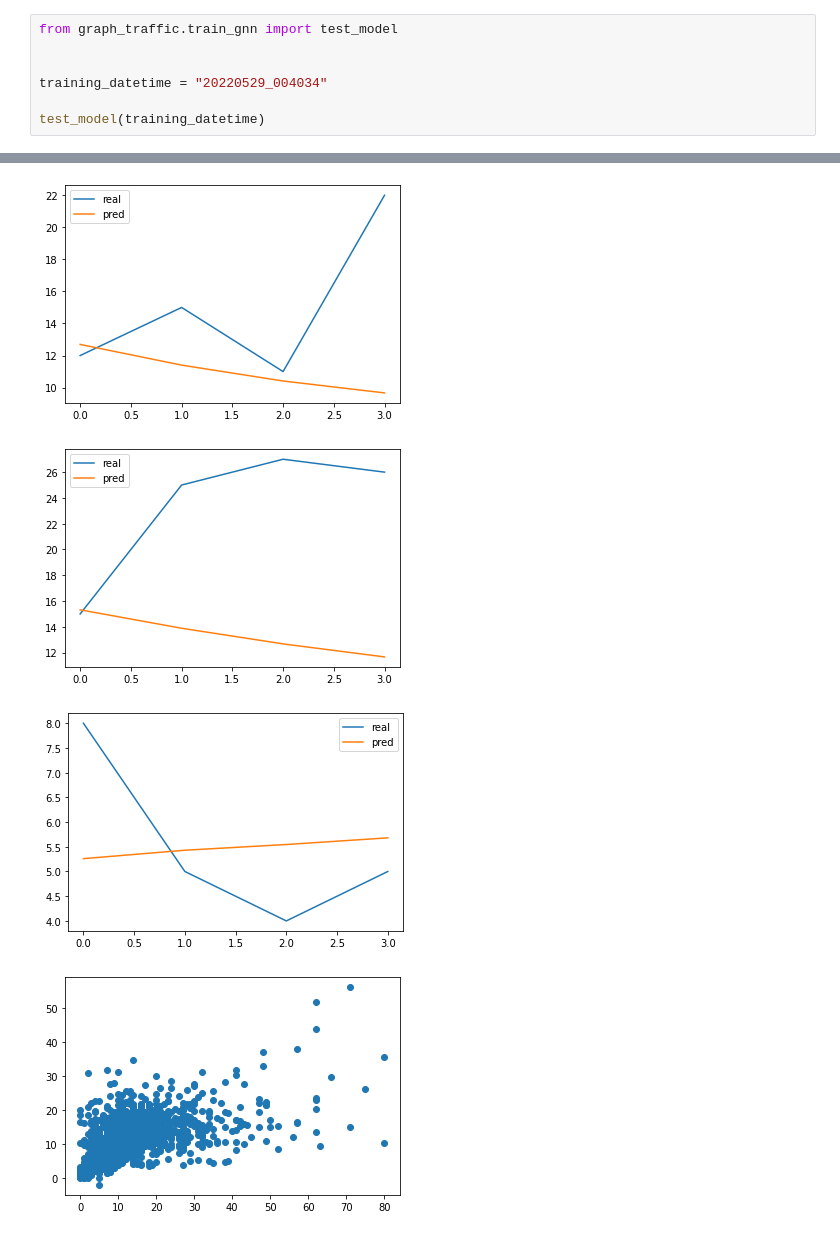
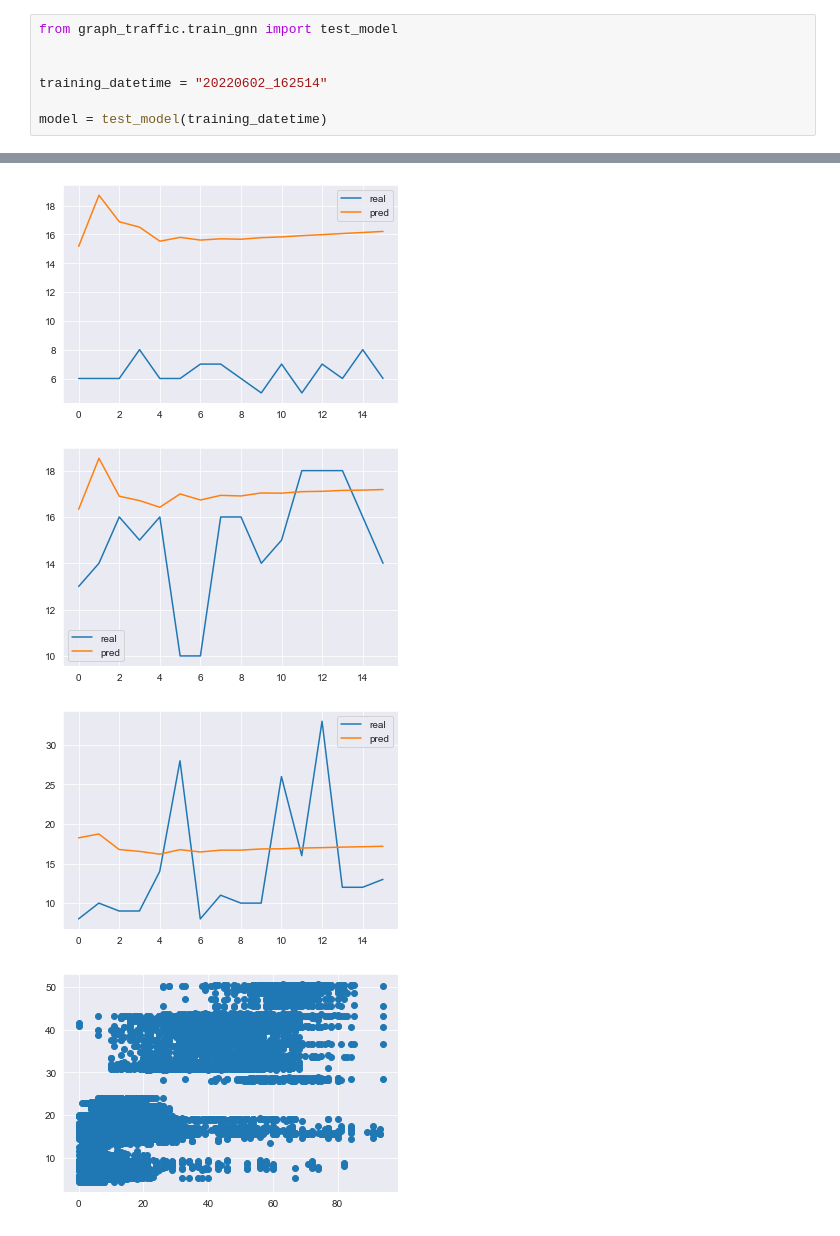
Before and after one commit to elena-sg/madrid-traffic, a Jupyter notebook: notebooks/gnn-train-results.ipynb, the cells around one changed output, grey strips where cells are left out. Saved outputs shown, nothing was run; the diff lists cells and outputs as text.

```diff
--- a/notebooks/gnn-train-results.ipynb
+++ b/notebooks/gnn-train-results.ipynb
@@ -2,7 +2,7 @@
 from graph_traffic.train_gnn import test_model
 
 
-training_datetime = "20220529_004034"
+training_datetime = "20220602_162514"
 
-test_model(training_datetime)
+model = test_model(training_datetime)
 # %% [output]
@@ -24,4 +24,4 @@ Shape of test_y: (1058, 4, 11, 1)
-[figure, old version]
+[figure, new version]
-[figure, old version]
+[figure, new version]
-[figure, old version]
+[figure, new version]
-[figure, old version]
+[figure, new version]
```
Also changed, not shown: parts of 3 cells of this notebook, 5 other files.
